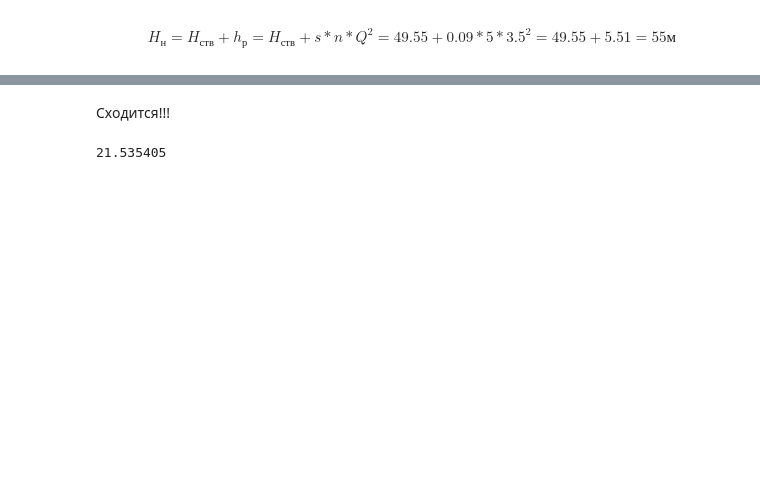
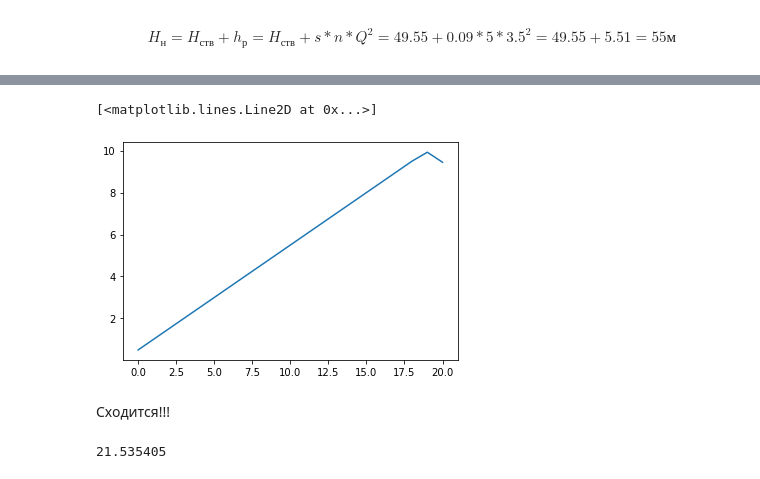
Before and after one commit to Obsidian-pb/NRS_modeller, a Jupyter notebook: workFolder/model_tessts.ipynb, the cells around one changed output, grey strips where cells are left out. Cells and saved outputs as stored; diff of their text form; code cells hidden in the pictures; blank space fills up the shorter version.

```diff
--- a/workFolder/model_tessts.ipynb
+++ b/workFolder/model_tessts.ipynb
@@ -729,3 +750,8 @@ hose.history()['h'][-1]  + nozzle.history()['H_in'][-1]
+# %%
+plt.plot(nozzle.history()['q'])
+# %% [output]
+[<matplotlib.lines.Line2D at 0x...>]
+[figure, added]
 # %% [markdown]
 Сходится!!!
 # %%
```
Also changed, not shown: parts of 8 cells of this notebook.
